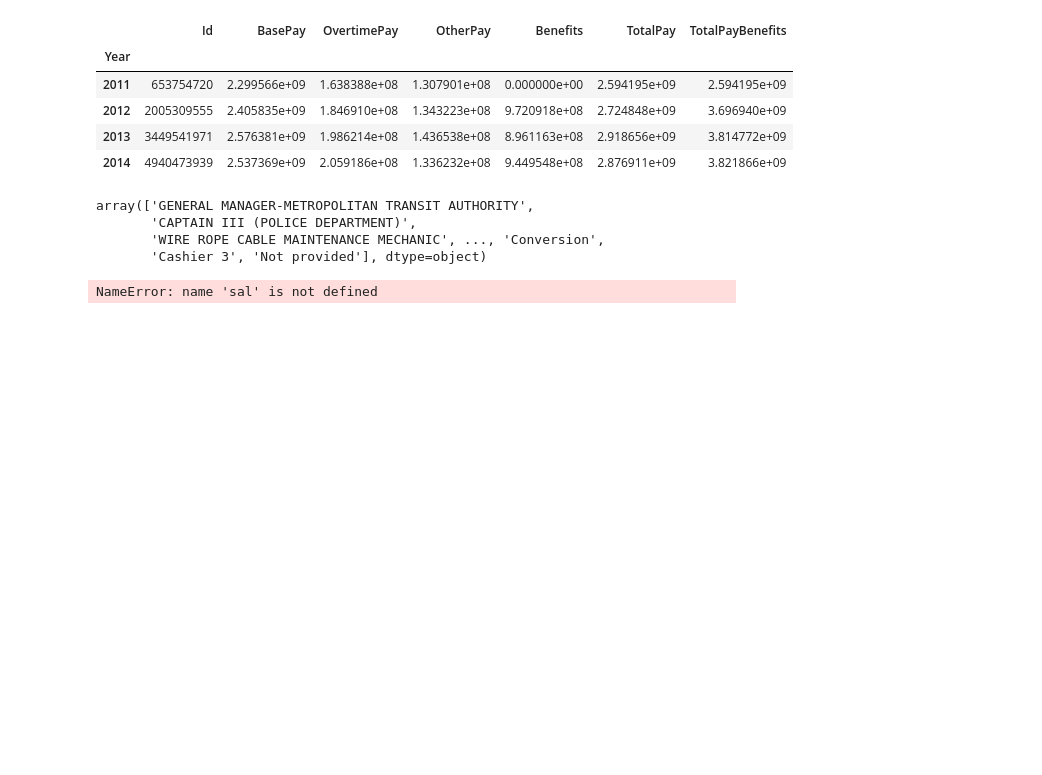
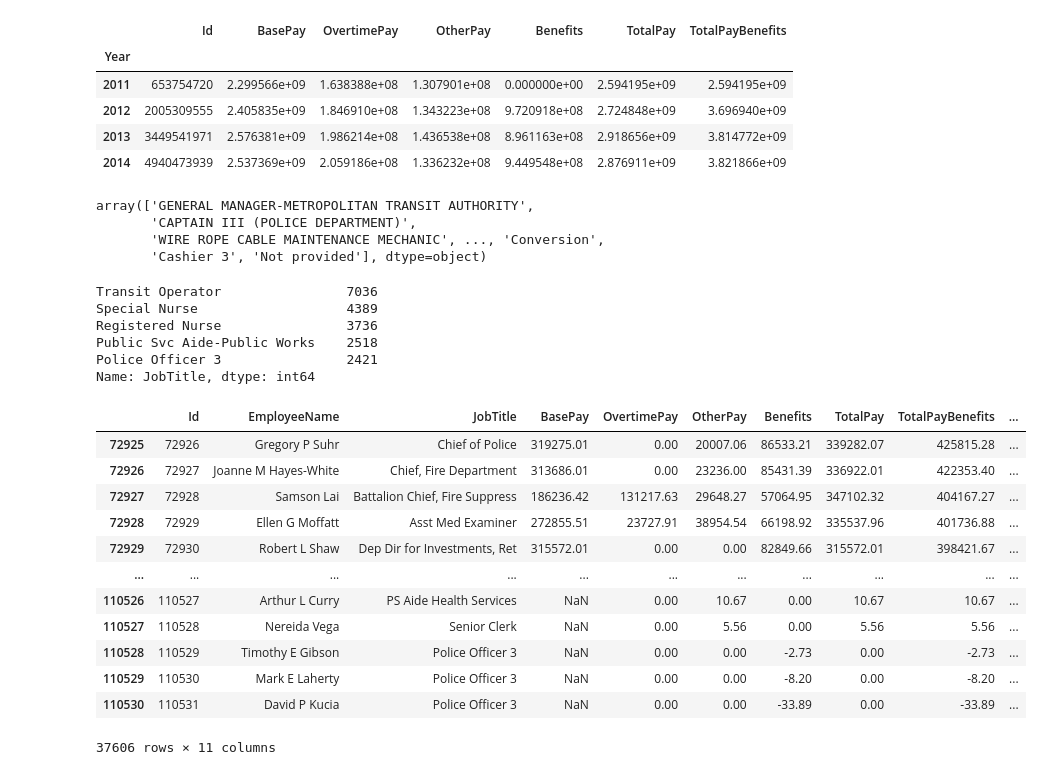
Before and after one commit to JsnEvt/DataFrames, a Jupyter notebook: Salaries - modificando conteudo.ipynb, the cells around one changed output. Saved outputs shown, nothing was run; the diff lists cells and outputs as text; code cells hidden in the pictures; blank space fills up the shorter version.

```diff
--- a/Salaries - modificando conteudo.ipynb
+++ b/Salaries - modificando conteudo.ipynb
@@ -274,15 +274,31 @@ array(['GENERAL MANAGER-METROPOLITAN TRANSIT AUTHORITY',
        'CAPTAIN III (POLICE DEPARTMENT)',
        'WIRE ROPE CABLE MAINTENANCE MECHANIC', ..., 'Conversion',
        'Cashier 3', 'Not provided'], dtype=object)
-# %%
-#quantos titulos de trabalhos unicos existem? (quantidade)
-sal['JobTitle'].nunique()
-# %% [output]
-NameError: name 'sal' is not defined
 # %%
 # 5 empregos + comuns
-sal['JobTitle'].value_counts().iloc[:5]
+salm['JobTitle'].value_counts().iloc[:5]
+# %% [output]
+Transit Operator                7036
+Special Nurse                   4389
+Registered Nurse                3736
+Public Svc Aide-Public Works    2518
+Police Officer 3                2421
+Name: JobTitle, dtype: int64
 # %%
 #titulos de trabalho represeentado por apenas uma pessoa em 2013. Uma ocorrencia em 2013
-sal[sal['Year']==2013]
+salm[salm['Year']==2013]
+# %% [output]
+|  | Id | EmployeeName | JobTitle | BasePay | OvertimePay | OtherPay | Benefits | TotalPay | TotalPayBenefits | ... |
+| 72925 | 72926 | Gregory P Suhr | Chief of Police | 319275.01 | 0.00 | 20007.06 | 86533.21 | 339282.07 | 425815.28 | ... |
+| 72926 | 72927 | Joanne M Hayes-White | Chief, Fire Department | 313686.01 | 0.00 | 23236.00 | 85431.39 | 336922.01 | 422353.40 | ... |
+| 72927 | 72928 | Samson Lai | Battalion Chief, Fire Suppress | 186236.42 | 131217.63 | 29648.27 | 57064.95 | 347102.32 | 404167.27 | ... |
+| 72928 | 72929 | Ellen G Moffatt | Asst Med Examiner | 272855.51 | 23727.91 | 38954.54 | 66198.92 | 335537.96 | 401736.88 | ... |
+| 72929 | 72930 | Robert L Shaw | Dep Dir for Investments, Ret | 315572.01 | 0.00 | 0.00 | 82849.66 | 315572.01 | 398421.67 | ... |
+| ... | ... | ... | ... | ... | ... | ... | ... | ... | ... | ... |
+| 110526 | 110527 | Arthur L Curry | PS Aide Health Services | NaN | 0.00 | 10.67 | 0.00 | 10.67 | 10.67 | ... |
+| 110527 | 110528 | Nereida Vega | Senior Clerk | NaN | 0.00 | 5.56 | 0.00 | 5.56 | 5.56 | ... |
+| 110528 | 110529 | Timothy E Gibson | Police Officer 3 | NaN | 0.00 | 0.00 | -2.73 | 0.00 | -2.73 | ... |
+| 110529 | 110530 | Mark E Laherty | Police Officer 3 | NaN | 0.00 | 0.00 | -8.20 | 0.00 | -8.20 | ... |
+| 110530 | 110531 | David P Kucia | Police Officer 3 | NaN | 0.00 | 0.00 | -33.89 | 0.00 | -33.89 | ... |
+37606 rows × 11 columns
 # %%
```
Also changed, not shown: parts of 8 cells of this notebook, 1 other file.
